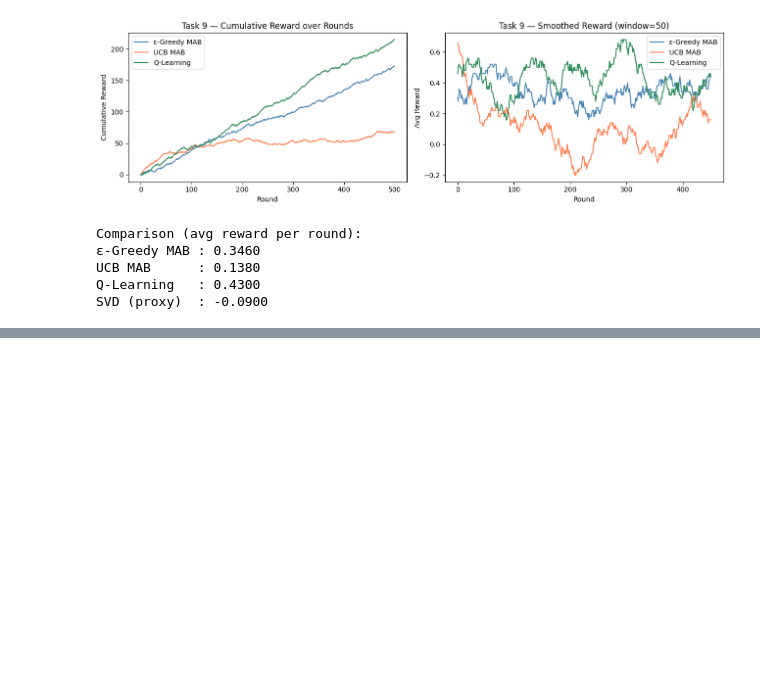
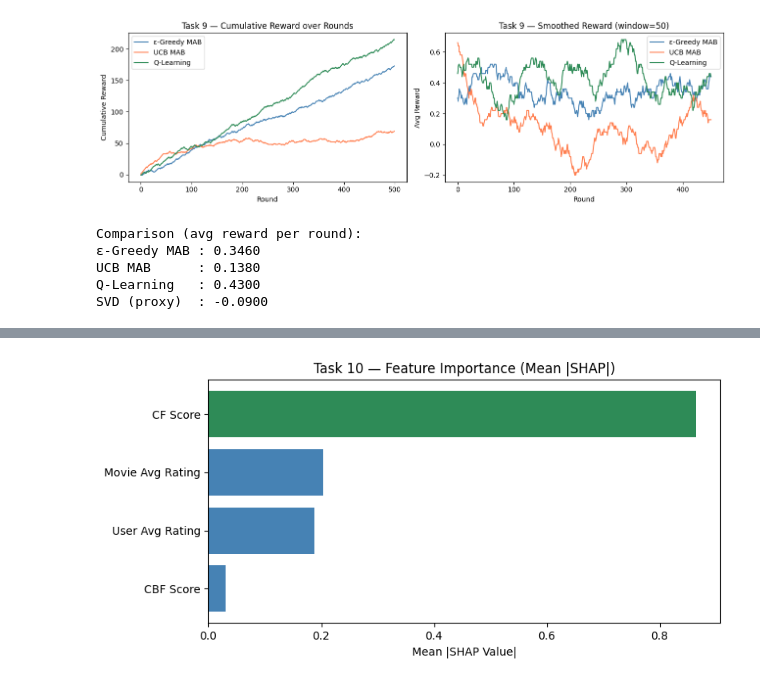
Before and after one commit to Akshaykumarky26/CSL7110_Assignment3_RecommenderSystems, a Jupyter notebook: Assignmnet3_Recommender.ipynb, the cells around one changed output, grey strips where cells are left out. Saved outputs shown, nothing was run; the diff lists cells and outputs as text; code cells hidden in the pictures; blank space fills up the shorter version.

Commit message:
Redo Task 10

```diff
--- a/Assignmnet3_Recommender.ipynb
+++ b/Assignmnet3_Recommender.ipynb
@@ -1482,0 +1496,85 @@ SVD (proxy)  : -0.0900
+# %%
+import shap
+import numpy as np
+import matplotlib.pyplot as plt
+
+# ── Rebuild the correct 4-feature input from meta_df ──────────────────────────
+feature_names   = ['CBF Score', 'CF Score', 'Movie Avg Rating', 'User Avg Rating']
+meta_features   = ['cbf_score', 'cf_score', 'movie_avg', 'user_avg']
+X_meta_explain  = meta_df[meta_features].values[:100]  # first 100 rows, 4 features
+
+print(f"X_meta_explain shape: {X_meta_explain.shape}")  # should be (100, 4)
+
+# ── 1. SHAP TreeExplainer ──────────────────────────────────────────────────────
+explainer   = shap.TreeExplainer(meta_model)
+shap_values = explainer.shap_values(X_meta_explain)
+print(f"SHAP values shape: {shap_values.shape}")  # should be (100, 4)
+
+# ── 2. Feature importance bar chart ───────────────────────────────────────────
+mean_shap = np.mean(np.abs(shap_values), axis=0)
+sorted_idx = np.argsort(mean_shap)
+colors = ['seagreen' if i == sorted_idx[-1] else 'steelblue' for i in range(4)]
+
+plt.figure(figsize=(8, 4))
+plt.barh([feature_names[i] for i in sorted_idx],
+          mean_shap[sorted_idx],
+          color=[colors[i] for i in sorted_idx])
+plt.xlabel('Mean |SHAP Value|')
+plt.title('Task 10 — Feature Importance (Mean |SHAP|)')
+plt.tight_layout(); plt.show()
+
+# ── 3. SHAP scatter per feature ───────────────────────────────────────────────
+fig, axes = plt.subplots(1, 4, figsize=(14, 4))
+for i, (fname, ax) in enumerate(zip(feature_names, axes)):
+    ax.scatter(X_meta_explain[:, i], shap_values[:, i],
+               alpha=0.5, color='steelblue', s=15)
+    ax.axhline(0, color='red', linewidth=0.8, linestyle='--')
+    ax.set_xlabel(fname, fontsize=8)
+    ax.set_ylabel('SHAP value' if i == 0 else '')
+    ax.set_title(fname, fontsize=8)
+plt.suptitle('Task 10 — SHAP Value vs Feature Value')
+plt.tight_layout(); plt.show()
+
+# ── 4. Waterfall for one prediction ───────────────────────────────────────────
+idx        = 0
+base_value = explainer.expected_value
+sv         = shap_values[idx]
+pred       = base_value + np.sum(sv)
+
+fig, ax = plt.subplots(figsize=(8, 4))
+bar_colors = ['seagreen' if v > 0 else 'coral' for v in sv]
+bars = ax.barh(feature_names, sv, color=bar_colors)
+ax.axvline(0, color='black', linewidth=0.8)
+ax.set_xlabel('SHAP Contribution')
+ax.set_title(f'Task 10 — Single Prediction\nBase: {float(base_value):.2f} → Predicted: {float(pred):.2f}')
+for bar, val in zip(bars, sv):
+    ax.text(val + (0.001 if val >= 0 else -0.001),
+            bar.get_y() + bar.get_height()/2,
+            f'{val:+.4f}', va='center',
+            ha='left' if val >= 0 else 'right', fontsize=9)
+plt.tight_layout(); plt.show()
+
+# ── 5. Summary table + natural language ───────────────────────────────────────
+print("\nMean |SHAP| — Feature Importance:")
+for fname, val in sorted(zip(feature_names, mean_shap),
+                          key=lambda x: x[1], reverse=True):
+    print(f"  {fname:<22}: {val:.4f}")
+
+top_feature = feature_names[np.argmax(mean_shap)]
+print(f"\nMost influential feature: {top_feature}")
+
+sample = meta_df.sample(1, random_state=5).iloc[0]
+uid, mid = int(sample['userId']), int(sample['movieId'])
+title    = movies[movies['movieId'] == mid]['title'].values
+title    = title[0] if len(title) > 0 else str(mid)
+
+reasons = {
+    'CBF Score':          f"'{title}' closely matches your genre preferences.",
+    'CF Score':           f"Users similar to you rated '{title}' highly.",
+    'Movie Avg Rating':   f"'{title}' is a popular, highly-rated movie.",
+    'User Avg Rating':    f"Recommendation adjusted for your rating tendencies."
+}
+print(f"\nNatural Language Explanation:")
+print(f"  Movie    : {title}")
+print(f"  Reason   : {reasons.get(top_feature, 'Strong combined signal.')}")
+# %% [output]
@@ -1482,0 +1583 @@ SVD (proxy)  : -0.0900
+[figure, added]
```
Also changed, not shown: parts of 4 cells of this notebook, 1 other file.
